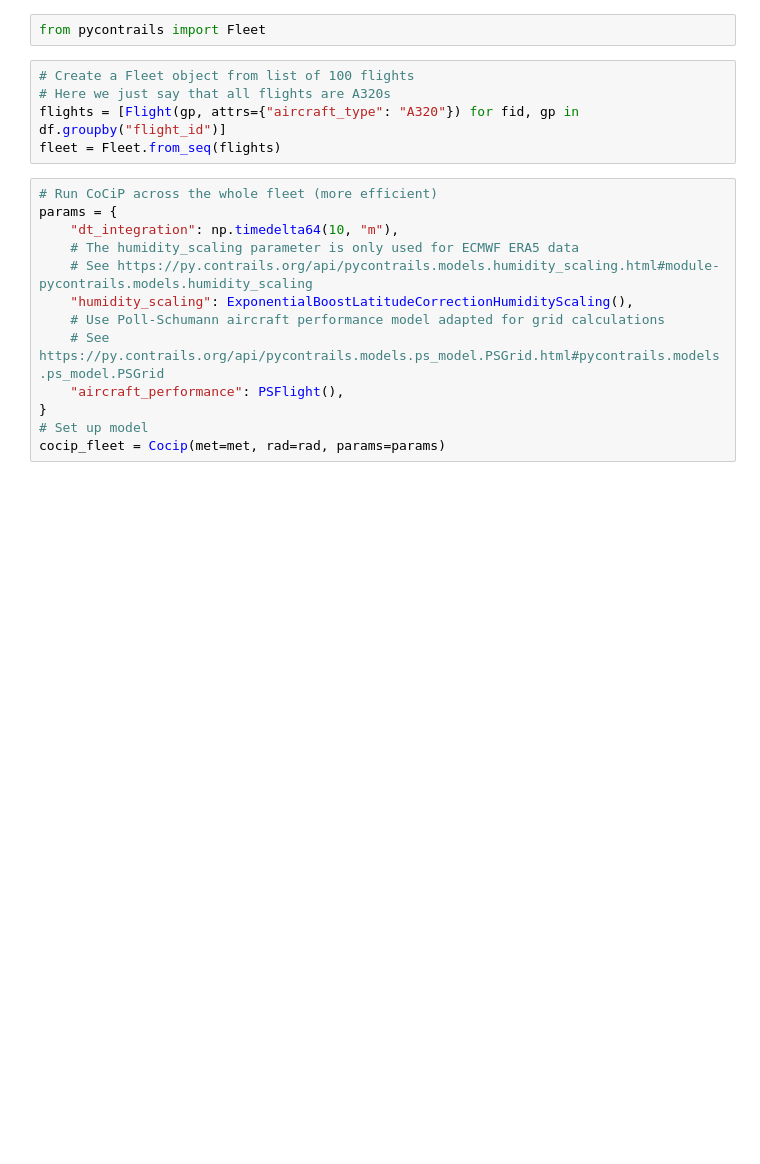
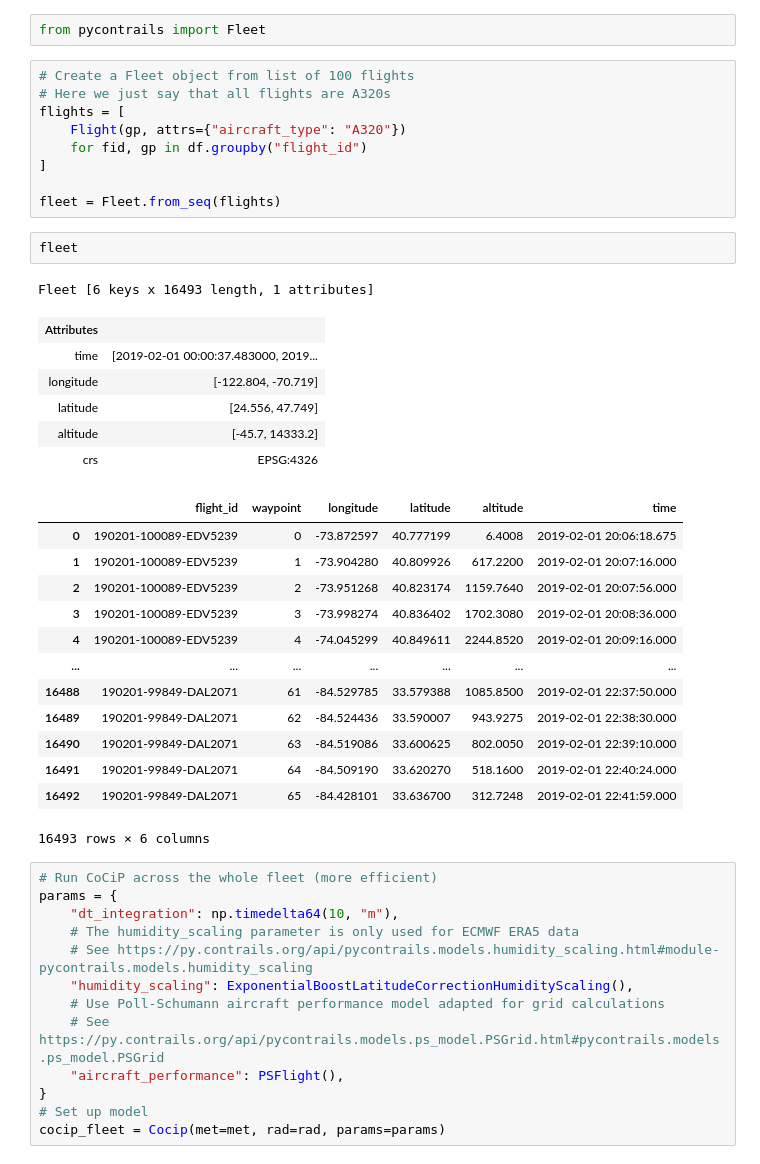
Before and after one commit to contrailcirrus/2024-09-ge-workshop, a Jupyter notebook: pycontrails-basics.ipynb, the cells around one changed output. Cells and saved outputs as stored; diff of their text form; blank space fills up the shorter version.

```diff
--- a/pycontrails-basics.ipynb
+++ b/pycontrails-basics.ipynb
@@ -336,8 +398,35 @@ from pycontrails import Fleet
 # %%
 # Create a Fleet object from list of 100 flights
 # Here we just say that all flights are A320s
-flights = [Flight(gp, attrs={"aircraft_type": "A320"}) for fid, gp in df.groupby("flight_id")]
+flights = [
+    Flight(gp, attrs={"aircraft_type": "A320"})
+    for fid, gp in df.groupby("flight_id")
+]
+
 fleet = Fleet.from_seq(flights)
+# %%
+fleet
+# %% [output]
+Fleet [6 keys x 16493 length, 1 attributes]
+| Attributes |  |
+| time | [2019-02-01 00:00:37.483000, 2019... |
+| longitude | [-122.804, -70.719] |
+| latitude | [24.556, 47.749] |
+| altitude | [-45.7, 14333.2] |
+| crs | EPSG:4326 |
+|  | flight_id | waypoint | longitude | latitude | altitude | time |
+| 0 | 190201-100089-EDV5239 | 0 | -73.872597 | 40.777199 | 6.4008 | 2019-02-01 20:06:18.675 |
+| 1 | 190201-100089-EDV5239 | 1 | -73.904280 | 40.809926 | 617.2200 | 2019-02-01 20:07:16.000 |
+| 2 | 190201-100089-EDV5239 | 2 | -73.951268 | 40.823174 | 1159.7640 | 2019-02-01 20:07:56.000 |
+| 3 | 190201-100089-EDV5239 | 3 | -73.998274 | 40.836402 | 1702.3080 | 2019-02-01 20:08:36.000 |
+| 4 | 190201-100089-EDV5239 | 4 | -74.045299 | 40.849611 | 2244.8520 | 2019-02-01 20:09:16.000 |
+| ... | ... | ... | ... | ... | ... | ... |
+| 16488 | 190201-99849-DAL2071 | 61 | -84.529785 | 33.579388 | 1085.8500 | 2019-02-01 22:37:50.000 |
+| 16489 | 190201-99849-DAL2071 | 62 | -84.524436 | 33.590007 | 943.9275 | 2019-02-01 22:38:30.000 |
+| 16490 | 190201-99849-DAL2071 | 63 | -84.519086 | 33.600625 | 802.0050 | 2019-02-01 22:39:10.000 |
+| 16491 | 190201-99849-DAL2071 | 64 | -84.509190 | 33.620270 | 518.1600 | 2019-02-01 22:40:24.000 |
+| 16492 | 190201-99849-DAL2071 | 65 | -84.428101 | 33.636700 | 312.7248 | 2019-02-01 22:41:59.000 |
+16493 rows × 6 columns
 # %%
 # Run CoCiP across the whole fleet (more efficient)
 params = {
```
Also changed, not shown: parts of 9 cells of this notebook.
